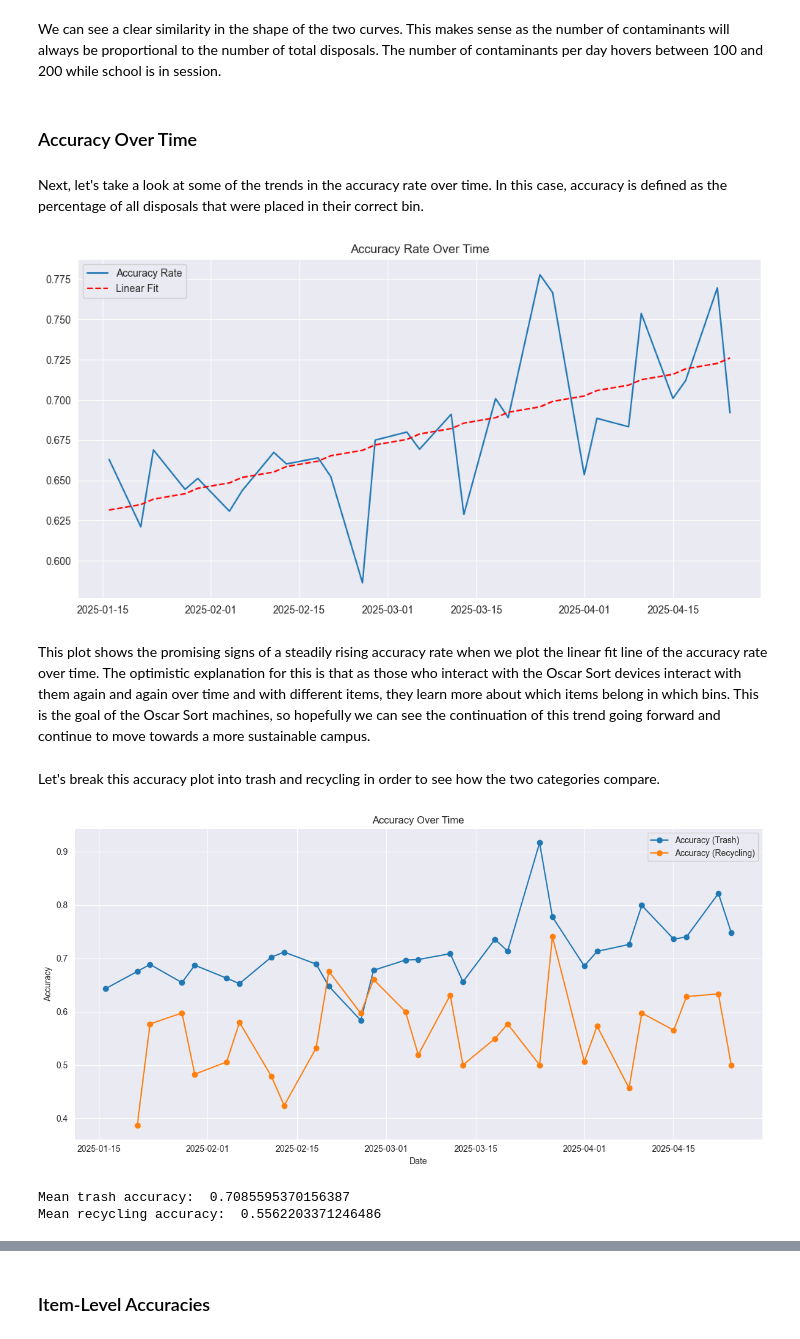
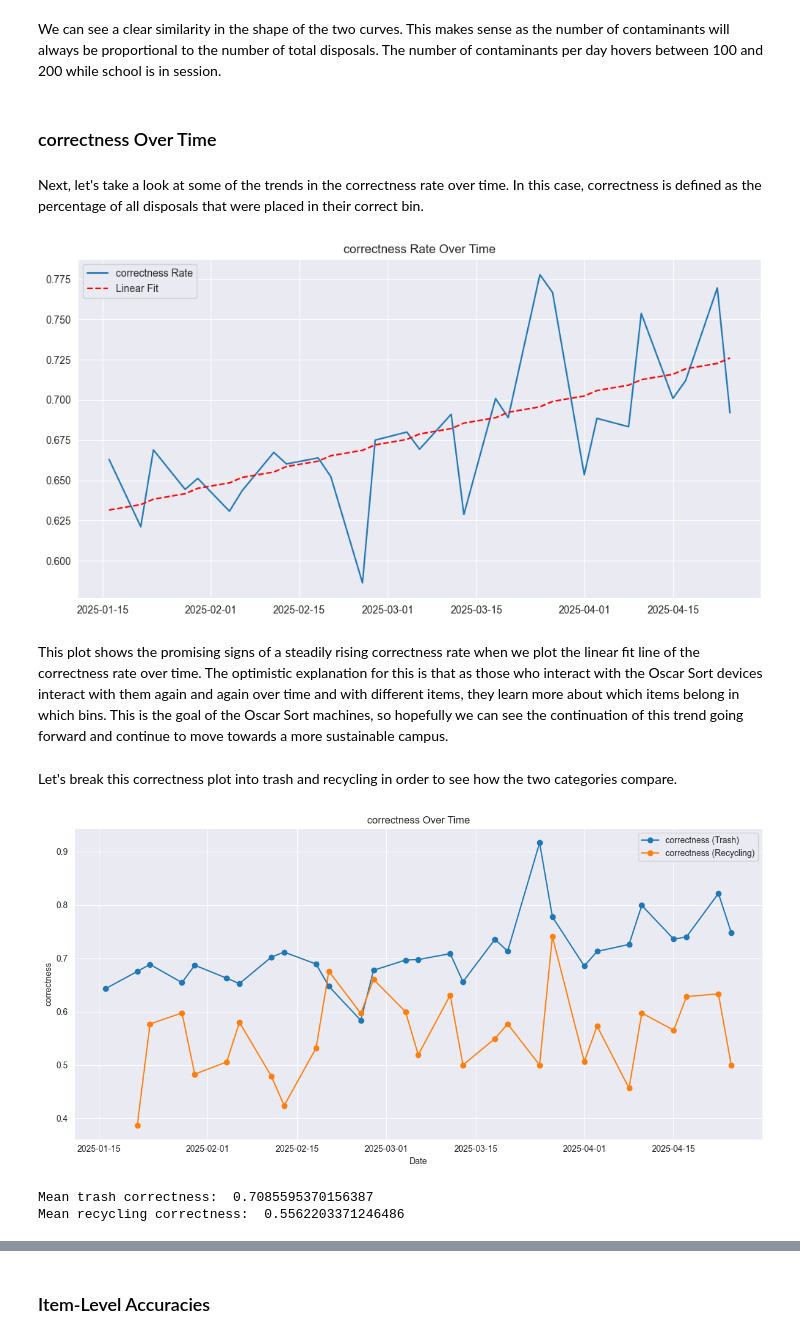
Before and after one commit to bps78/Oscar-Research-Project, a Jupyter notebook: oscar_project.ipynb, the cells around one changed output, grey strips where cells are left out. Drawn from its saved outputs; the diff is of its cells as text; code cells hidden in the pictures.

```diff
--- a/oscar_project.ipynb
+++ b/oscar_project.ipynb
@@ -187,32 +188,32 @@ plt.show()
 # %% [markdown]
 We can see a clear similarity in the shape of the two curves. This makes sense as the number of contaminants will always be proportional to the number of total disposals. The number of contaminants per day hovers between 100 and 200 while school is in session.
 # %% [markdown]
-### Accuracy Over Time
+### correctness Over Time
 # %% [markdown]
-Next, let's take a look at some of the trends in the accuracy rate over time. In this case, accuracy is defined as the percentage of all disposals that were placed in their correct bin.
+Next, let's take a look at some of the trends in the correctness rate over time. In this case, correctness is defined as the percentage of all disposals that were placed in their correct bin.
 # %%
-accuracy_rate_per_day = 1 - ((total_contaminants_per_day / total_disposals_per_day))
+correctness_rate_per_day = 1 - ((total_contaminants_per_day / total_disposals_per_day))
 
 N = 2
 
-x = np.arange(len(accuracy_rate_per_day))[N:]
-y = accuracy_rate_per_day.values[N:]
+x = np.arange(len(correctness_rate_per_day))[N:]
+y = correctness_rate_per_day.values[N:]
 
 slope, intercept = np.polyfit(x, y, 1)
 trend = slope * x + intercept
 
 plt.figure(figsize=(12, 6))
-plt.plot(accuracy_rate_per_day.index[N:], y, label='Accuracy Rate')
-plt.plot(accuracy_rate_per_day.index[N:], trend, color='red', linestyle='--', label='Linear Fit')
-plt.title('Accuracy Rate Over Time')
+plt.plot(correctness_rate_per_day.index[N:], y, label='correctness Rate')
+plt.plot(correctness_rate_per_day.index[N:], trend, color='red', linestyle='--', label='Linear Fit')
+plt.title('correctness Rate Over Time')
 plt.legend()
 plt.show()
 # %% [output]
-[figure, old version]
+[figure, new version]
 # %% [markdown]
-This plot shows the promising signs of a steadily rising accuracy rate when we plot the linear fit line of the accuracy rate over time. The optimistic explanation for this is that as those who interact with the Oscar Sort devices interact with them again and again over time and with different items, they learn more about which items belong in which bins. This is the goal of the Oscar Sort machines, so hopefully we can see the continuation of this trend going forward and continue to move towards a more sustainable campus.
+This plot shows the promising signs of a steadily rising correctness rate when we plot the linear fit line of the correctness rate over time. The optimistic explanation for this is that as those who interact with the Oscar Sort devices interact with them again and again over time and with different items, they learn more about which items belong in which bins. This is the goal of the Oscar Sort machines, so hopefully we can see the continuation of this trend going forward and continue to move towards a more sustainable campus.
 # %% [markdown]
-Let's break this accuracy plot into trash and recycling in order to see how the two categories compare.
+Let's break this correctness plot into trash and recycling in order to see how the two categories compare.
 # %%
 disposals['Date'] = pd.to_datetime(disposals['Date'])
 disposals = disposals.sort_values('Date')
@@ -220,8 +221,8 @@ disposals = disposals.sort_values('Date')
 # Group by date and get daily sums
 daily = disposals.groupby(['Date', 'Bin']).agg({'Disposals': 'sum', 'Contaminants': 'sum'}).reset_index()
 
-# Calculate accuracy
-daily['Accuracy'] = 1 - (daily['Contaminants'] / daily['Disposals'])
+# Calculate correctness
+daily['correctness'] = 1 - (daily['Contaminants'] / daily['Disposals'])
 
 daily = daily[4:] #Cut off early values where disposal volume was low
 
@@ -229,19 +230,19 @@ daily_garbage = daily[daily['Bin'] == 'Trash']
 daily_recycling = daily[daily['Bin'] == 'Recycling']
 
 plt.figure(figsize=(12, 6))
-plt.plot(daily_garbage['Date'], daily_garbage['Accuracy'], marker='o', label='Accuracy (Trash)')
-plt.plot(daily_recycling['Date'], daily_recycling['Accuracy'], marker='o', label='Accuracy (Recycling)')
-plt.title('Accuracy Over Time')
+plt.plot(daily_garbage['Date'], daily_garbage['correctness'], marker='o', label='correctness (Trash)')
+plt.plot(daily_recycling['Date'], daily_recycling['correctness'], marker='o', label='correctness (Recycling)')
+plt.title('correctness Over Time')
 plt.xlabel('Date')
-plt.ylabel('Accuracy')
+plt.ylabel('correctness')
 plt.legend()
 plt.tight_layout()
 plt.show()
 
-print('Mean trash accuracy: ', daily_garbage['Accuracy'].mean())
-print('Mean recycling accuracy: ', daily_recycling['Accuracy'].mean())
+print('Mean trash correctness: ', daily_garbage['correctness'].mean())
+print('Mean recycling correctness: ', daily_recycling['correctness'].mean())
 # %% [output]
-[figure, old version]
+[figure, new version]
-Mean trash accuracy:  0.7085595370156387
-Mean recycling accuracy:  0.5562203371246486
+Mean trash correctness:  0.7085595370156387
+Mean recycling correctness:  0.5562203371246486
 # %% [markdown]
```
Also changed, not shown: parts of 31 cells of this notebook, 1 other file.
